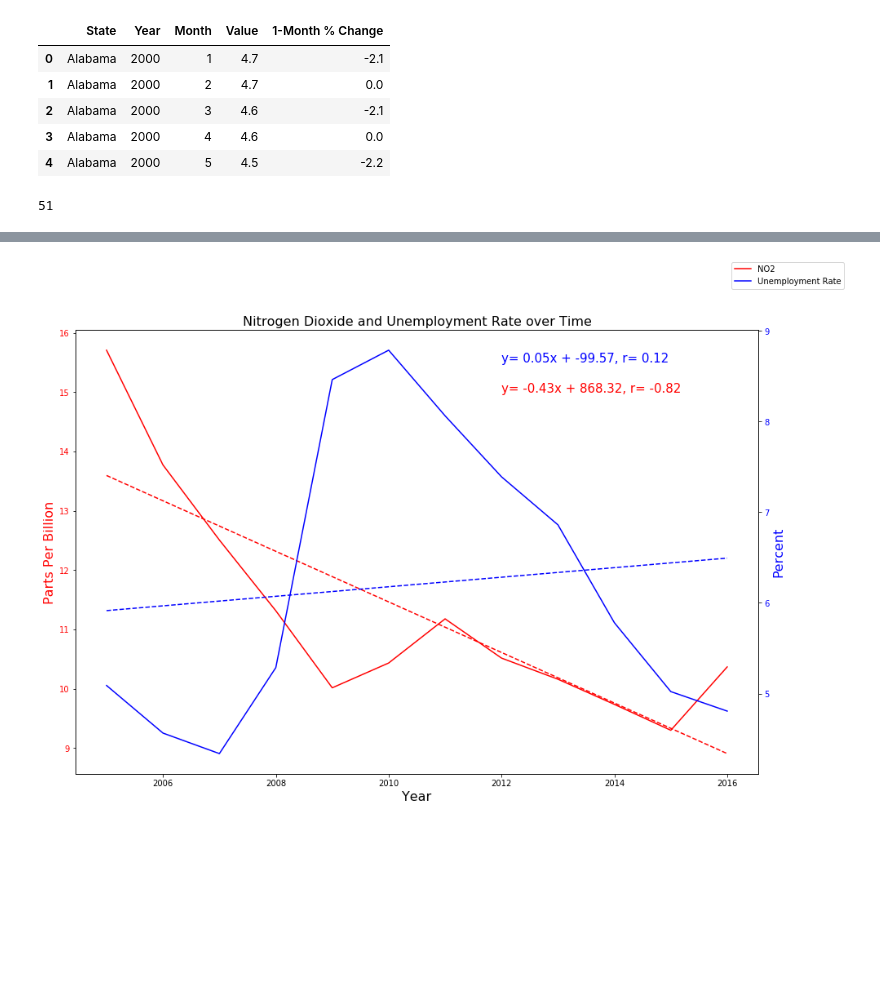
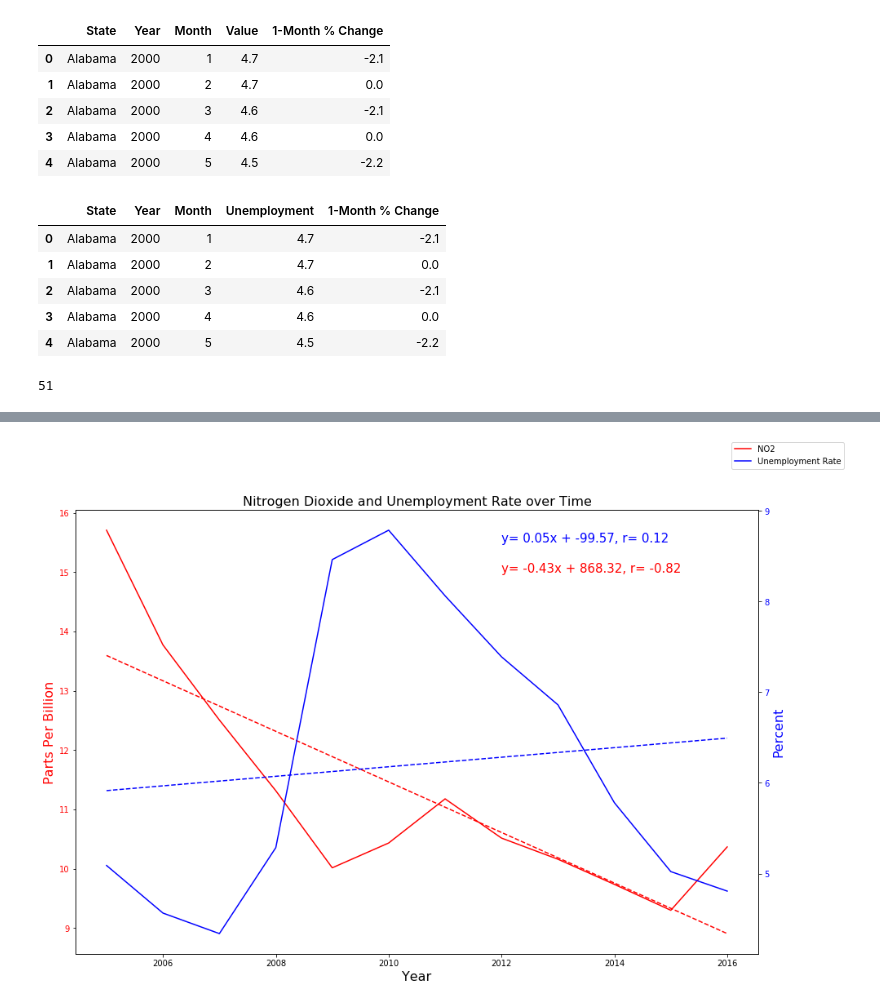
Before and after one commit to AshRC17/Project-1, a Jupyter notebook: Unemployment and Pollutant Charts.ipynb, the cells around one changed output, grey strips where cells are left out. Drawn from its saved outputs; the diff is of its cells as text; code cells hidden in the pictures; blank space fills up the shorter version.

```diff
--- a/Unemployment and Pollutant Charts.ipynb
+++ b/Unemployment and Pollutant Charts.ipynb
@@ -13,8 +16,20 @@ employ_df.head()
 | 2 | Alabama | 2000 | 3 | 4.6 | -2.1 |
 | 3 | Alabama | 2000 | 4 | 4.6 | 0.0 |
 | 4 | Alabama | 2000 | 5 | 4.5 | -2.2 |
-# %%
-len(employ_df["State"].unique())
-# %% [output]
-51
+# %%
+#Update column to be more descriptive
+employ_df = employ_df.rename(columns = {"Value": "Unemployment"})
+employ_df.head()
+# %% [output]
+|  | State | Year | Month | Unemployment | 1-Month % Change |
+| 0 | Alabama | 2000 | 1 | 4.7 | -2.1 |
+| 1 | Alabama | 2000 | 2 | 4.7 | 0.0 |
+| 2 | Alabama | 2000 | 3 | 4.6 | -2.1 |
+| 3 | Alabama | 2000 | 4 | 4.6 | 0.0 |
+| 4 | Alabama | 2000 | 5 | 4.5 | -2.2 |
+# %%
+#Count how many states are in employment data
+len(employ_df["State"].unique())
+# %% [output]
+51
 # %%
```
Also changed, not shown: parts of 12 cells of this notebook.
